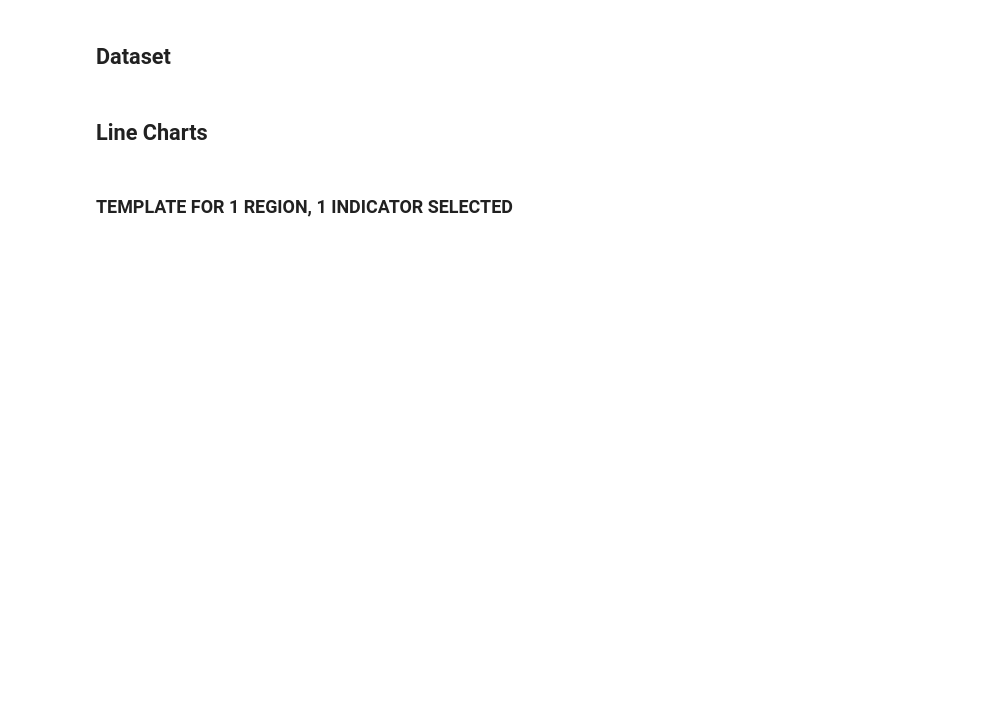
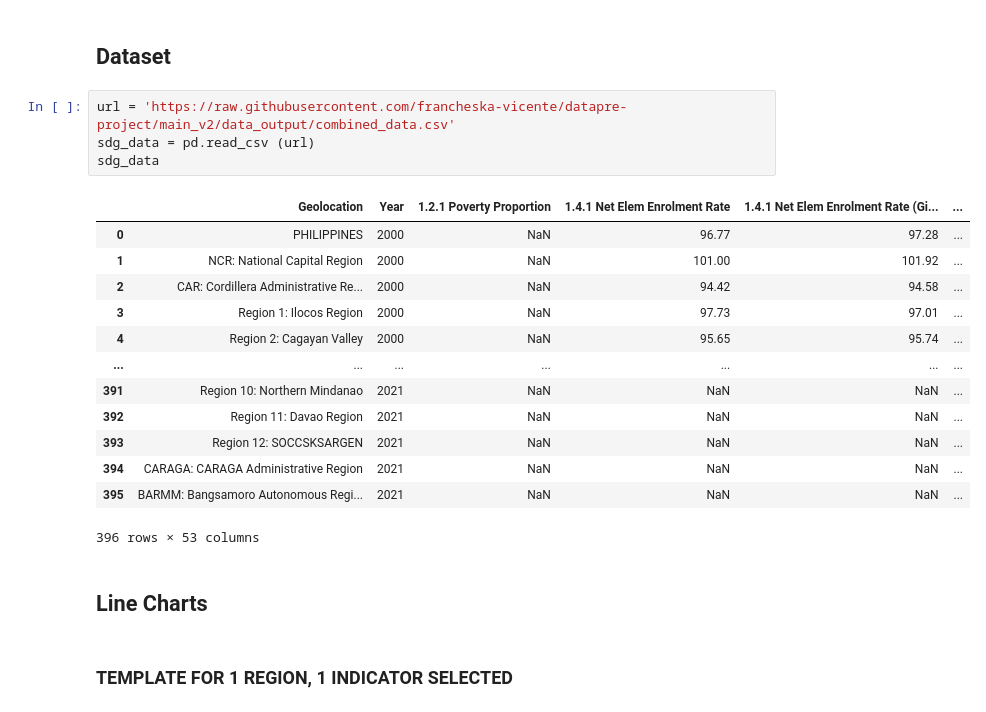
Before and after one commit to francheska-vicente/data101-ph-un-sgd, a Jupyter notebook: main_1.ipynb, the cells around one changed output. Saved outputs shown, nothing was run; the diff lists cells and outputs as text; blank space fills up the shorter version.

```diff
--- a/main_1.ipynb
+++ b/main_1.ipynb
@@ -20,6 +19,24 @@ import plotly.graph_objects as go
 Populating the interactive namespace from numpy and matplotlib
 # %% [markdown]
 ## Dataset
+# %%
+url = 'https://raw.githubusercontent.com/francheska-vicente/datapre-project/main_v2/data_output/combined_data.csv'
+sdg_data = pd.read_csv (url)
+sdg_data
+# %% [output]
+|  | Geolocation | Year | 1.2.1 Poverty Proportion | 1.4.1 Net Elem Enrolment Rate | 1.4.1 Net Elem Enrolment Rate (Gi... | ... |
+| 0 | PHILIPPINES | 2000 | NaN | 96.77 | 97.28 | ... |
+| 1 | NCR: National Capital Region | 2000 | NaN | 101.00 | 101.92 | ... |
+| 2 | CAR: Cordillera Administrative Re... | 2000 | NaN | 94.42 | 94.58 | ... |
+| 3 | Region 1: Ilocos Region | 2000 | NaN | 97.73 | 97.01 | ... |
+| 4 | Region 2: Cagayan Valley | 2000 | NaN | 95.65 | 95.74 | ... |
+| ... | ... | ... | ... | ... | ... | ... |
+| 391 | Region 10: Northern Mindanao | 2021 | NaN | NaN | NaN | ... |
+| 392 | Region 11: Davao Region | 2021 | NaN | NaN | NaN | ... |
+| 393 | Region 12: SOCCSKSARGEN | 2021 | NaN | NaN | NaN | ... |
+| 394 | CARAGA: CARAGA Administrative Region | 2021 | NaN | NaN | NaN | ... |
+| 395 | BARMM: Bangsamoro Autonomous Regi... | 2021 | NaN | NaN | NaN | ... |
+396 rows × 53 columns
 # %% [markdown]
 ## Line Charts
 # %% [markdown]
```
Also changed, not shown: parts of 7 cells of this notebook.
